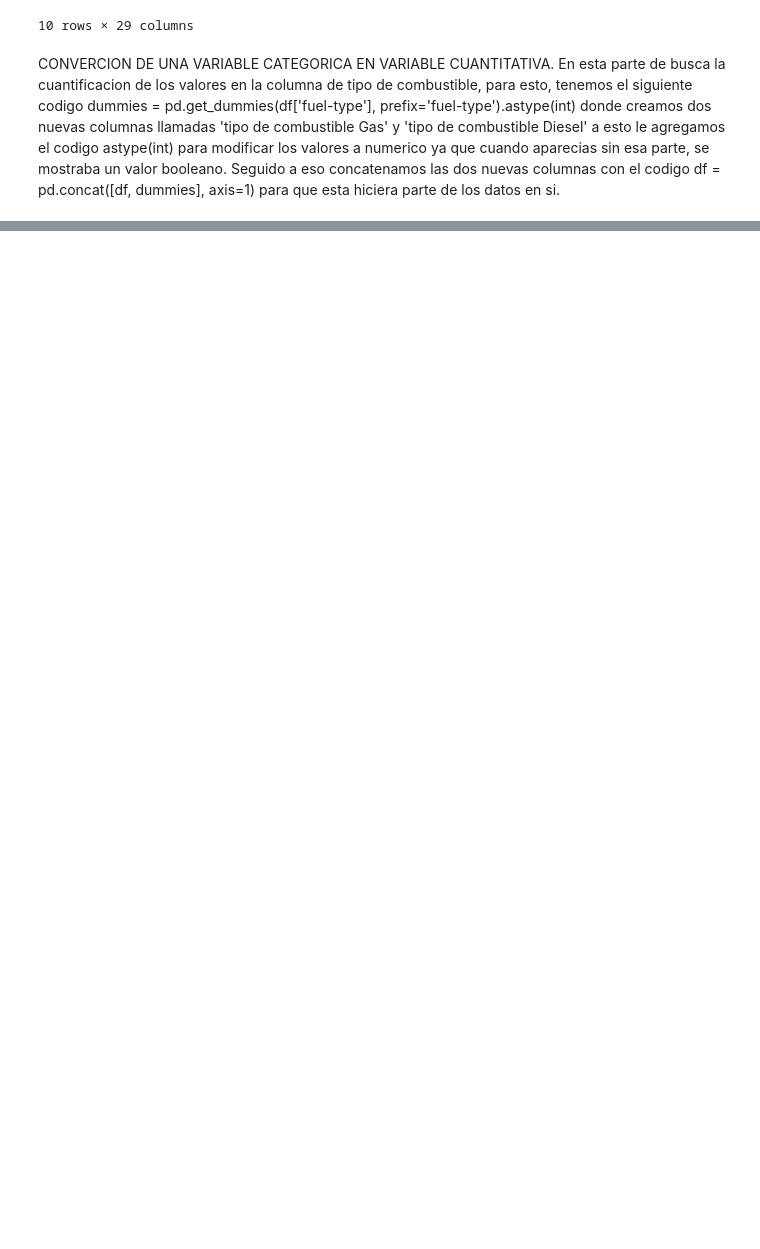
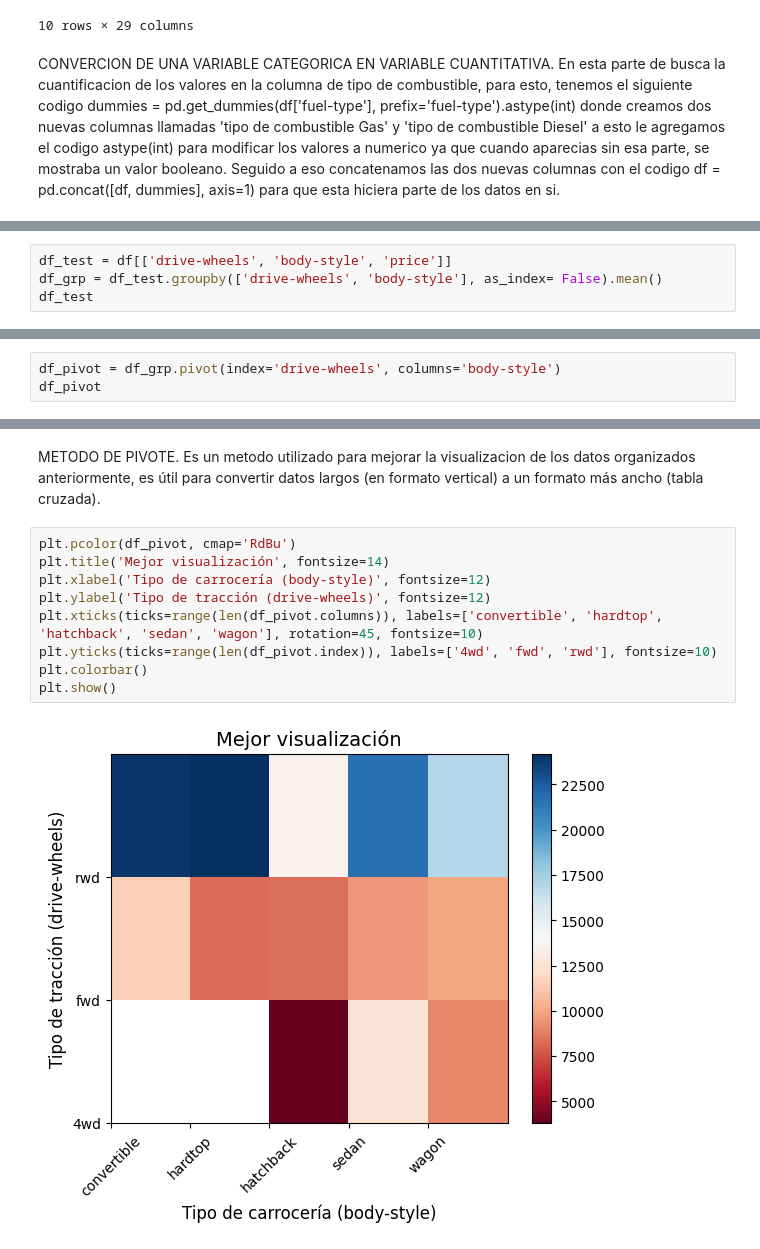
Before and after one commit to HDanny7/CDP, a Jupyter notebook: Senatec/Analisis de Datos/ejemplo.ipynb, the cells around one changed output, grey strips where cells are left out. Drawn from its saved outputs; the diff is of its cells as text; blank space fills up the shorter version.

```diff
--- a/Senatec/Analisis de Datos/ejemplo.ipynb
+++ b/Senatec/Analisis de Datos/ejemplo.ipynb
@@ -343,0 +394,4 @@ CONVERCION DE UNA VARIABLE CATEGORICA EN VARIABLE CUANTITATIVA. En esta parte de
+# %%
+df_test = df[['drive-wheels', 'body-style', 'price']]
+df_grp = df_test.groupby(['drive-wheels', 'body-style'], as_index= False).mean()
+df_test
@@ -343,0 +414,3 @@ CONVERCION DE UNA VARIABLE CATEGORICA EN VARIABLE CUANTITATIVA. En esta parte de
+# %%
+df_pivot = df_grp.pivot(index='drive-wheels', columns='body-style')
+df_pivot
@@ -343,0 +424,13 @@ CONVERCION DE UNA VARIABLE CATEGORICA EN VARIABLE CUANTITATIVA. En esta parte de
+# %% [markdown]
+METODO DE PIVOTE. Es un metodo utilizado para mejorar la visualizacion de los datos organizados anteriormente, es útil para convertir datos largos (en formato vertical) a un formato más ancho (tabla cruzada).
+# %%
+plt.pcolor(df_pivot, cmap='RdBu')
+plt.title('Mejor visualización', fontsize=14)
+plt.xlabel('Tipo de carrocería (body-style)', fontsize=12)
+plt.ylabel('Tipo de tracción (drive-wheels)', fontsize=12)
+plt.xticks(ticks=range(len(df_pivot.columns)), labels=['convertible', 'hardtop', 'hatchback', 'sedan', 'wagon'], rotation=45, fontsize=10)
+plt.yticks(ticks=range(len(df_pivot.index)), labels=['4wd', 'fwd', 'rwd'], fontsize=10)
+plt.colorbar()
+plt.show()
+# %% [output]
+[figure, added]
```
Also changed, not shown: parts of 26 cells of this notebook.
